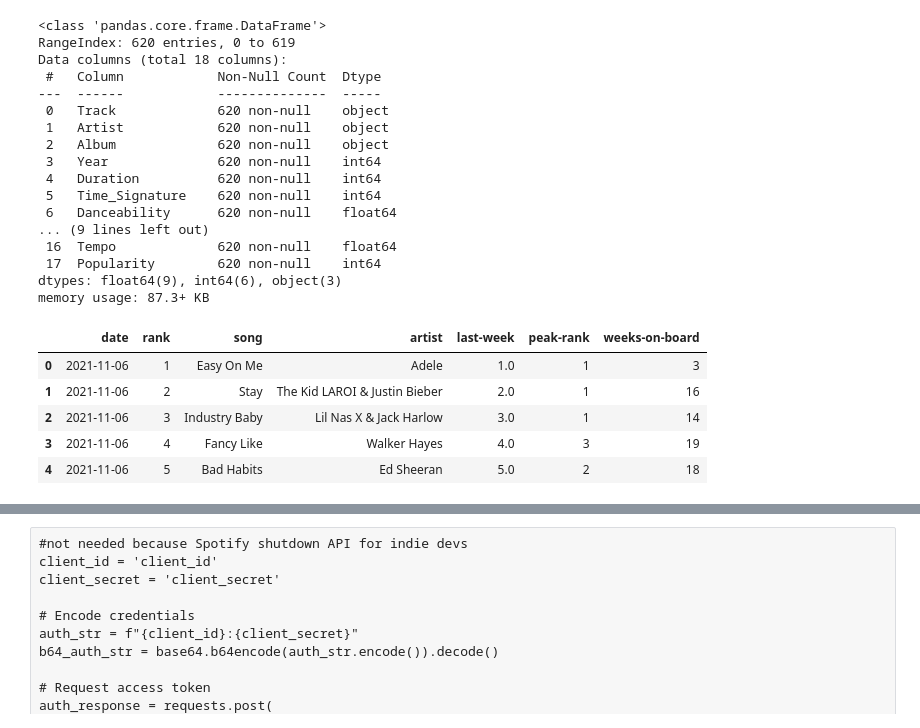
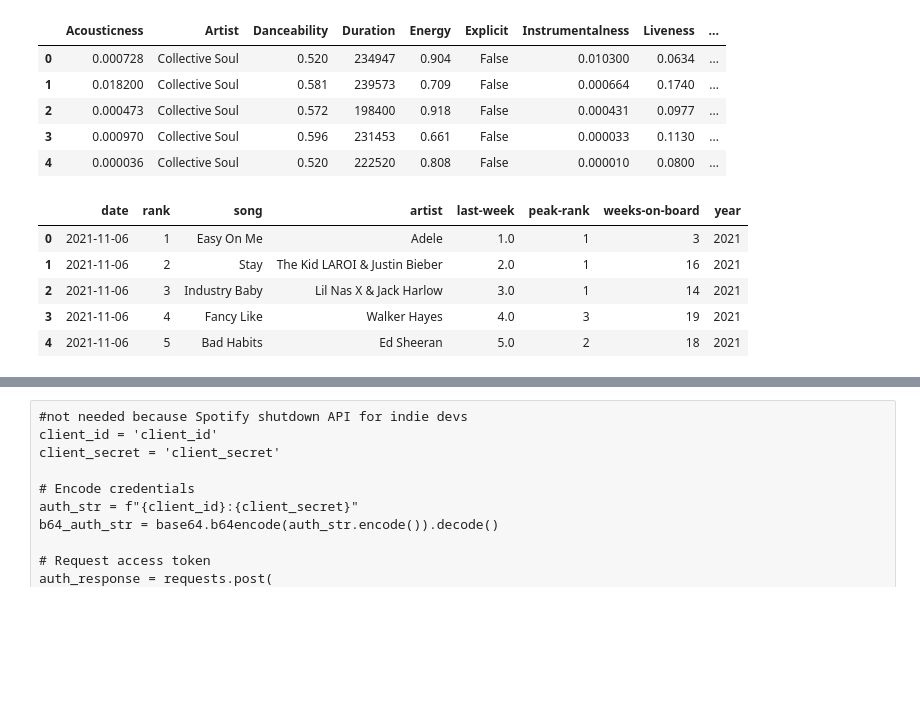
Before and after one commit to bergen-christensen/Capstone, a Jupyter notebook: notebooks/capstone_bergen.ipynb, the cells around one changed output, grey strips where cells are left out. Saved outputs shown, nothing was run; the diff lists cells and outputs as text; code cells hidden in the pictures; blank space fills up the shorter version.

Commit message:
more data cleaning

```diff
--- a/notebooks/capstone_bergen.ipynb
+++ b/notebooks/capstone_bergen.ipynb
@@ -26,32 +19,26 @@ spotify_qualities_df = pd.read_csv('../data/Hot100.csv')
 # %%
-spotify_qualities_df.info()
+#spotify_qualities_df.info()
+updated_song_attributes_df = song_attributes_df.drop(['Unnamed: 0', 'Popularity', 'Album'], axis=1)
+updated_song_attributes_df = updated_song_attributes_df.rename(columns={'Name': 'song'})
+updated_song_attributes_df.head(5)
 # %% [output]
-<class 'pandas.core.frame.DataFrame'>
-RangeIndex: 620 entries, 0 to 619
-Data columns (total 18 columns):
- #   Column            Non-Null Count  Dtype
----  ------            --------------  -----
- 0   Track             620 non-null    object
- 1   Artist            620 non-null    object
- 2   Album             620 non-null    object
- 3   Year              620 non-null    int64
- 4   Duration          620 non-null    int64
- 5   Time_Signature    620 non-null    int64
- 6   Danceability      620 non-null    float64
-... (9 lines left out)
- 16  Tempo             620 non-null    float64
- 17  Popularity        620 non-null    int64
-dtypes: float64(9), int64(6), object(3)
-memory usage: 87.3+ KB
+|  | Acousticness | Artist | Danceability | Duration | Energy | Explicit | Instrumentalness | Liveness | ... |
+| 0 | 0.000728 | Collective Soul | 0.520 | 234947 | 0.904 | False | 0.010300 | 0.0634 | ... |
+| 1 | 0.018200 | Collective Soul | 0.581 | 239573 | 0.709 | False | 0.000664 | 0.1740 | ... |
+| 2 | 0.000473 | Collective Soul | 0.572 | 198400 | 0.918 | False | 0.000431 | 0.0977 | ... |
+| 3 | 0.000970 | Collective Soul | 0.596 | 231453 | 0.661 | False | 0.000033 | 0.1130 | ... |
+| 4 | 0.000036 | Collective Soul | 0.520 | 222520 | 0.808 | False | 0.000010 | 0.0800 | ... |
 # %%
+charts_df['date'] = pd.to_datetime(charts_df['date'])
+charts_df['year'] = charts_df['date'].dt.year
 charts_df.head()
 # %% [output]
-|  | date | rank | song | artist | last-week | peak-rank | weeks-on-board |
-| 0 | 2021-11-06 | 1 | Easy On Me | Adele | 1.0 | 1 | 3 |
-| 1 | 2021-11-06 | 2 | Stay | The Kid LAROI & Justin Bieber | 2.0 | 1 | 16 |
-| 2 | 2021-11-06 | 3 | Industry Baby | Lil Nas X & Jack Harlow | 3.0 | 1 | 14 |
-| 3 | 2021-11-06 | 4 | Fancy Like | Walker Hayes | 4.0 | 3 | 19 |
-| 4 | 2021-11-06 | 5 | Bad Habits | Ed Sheeran | 5.0 | 2 | 18 |
+|  | date | rank | song | artist | last-week | peak-rank | weeks-on-board | year |
+| 0 | 2021-11-06 | 1 | Easy On Me | Adele | 1.0 | 1 | 3 | 2021 |
+| 1 | 2021-11-06 | 2 | Stay | The Kid LAROI & Justin Bieber | 2.0 | 1 | 16 | 2021 |
+| 2 | 2021-11-06 | 3 | Industry Baby | Lil Nas X & Jack Harlow | 3.0 | 1 | 14 | 2021 |
+| 3 | 2021-11-06 | 4 | Fancy Like | Walker Hayes | 4.0 | 3 | 19 | 2021 |
+| 4 | 2021-11-06 | 5 | Bad Habits | Ed Sheeran | 5.0 | 2 | 18 | 2021 |
 # %%
 lyrics_df.head()
 # %% [output]
```
Also changed, not shown: parts of 20 cells of this notebook.
